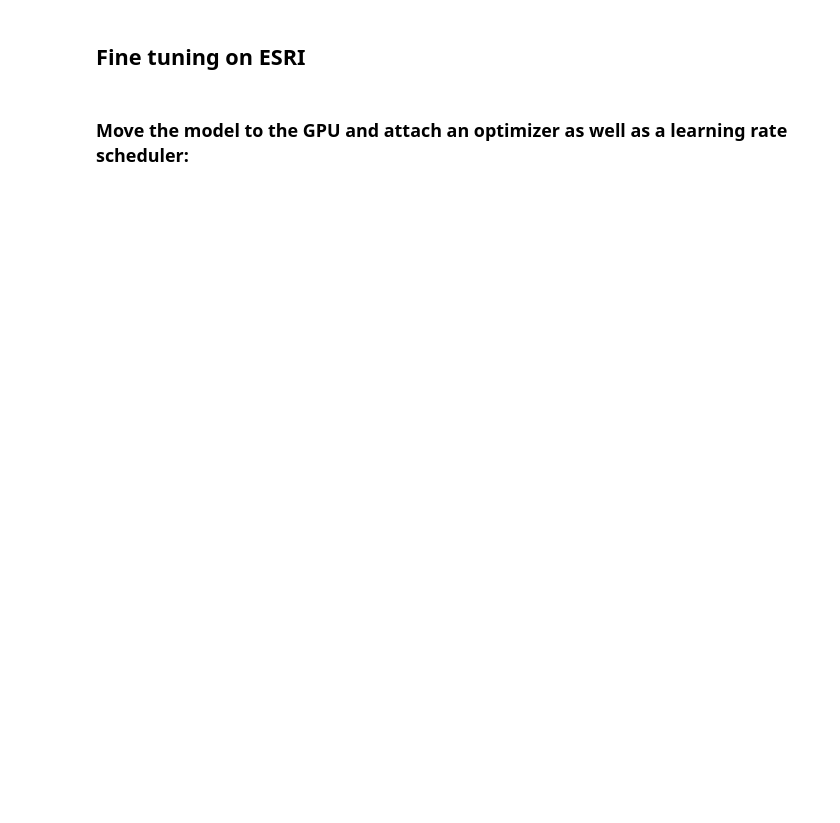
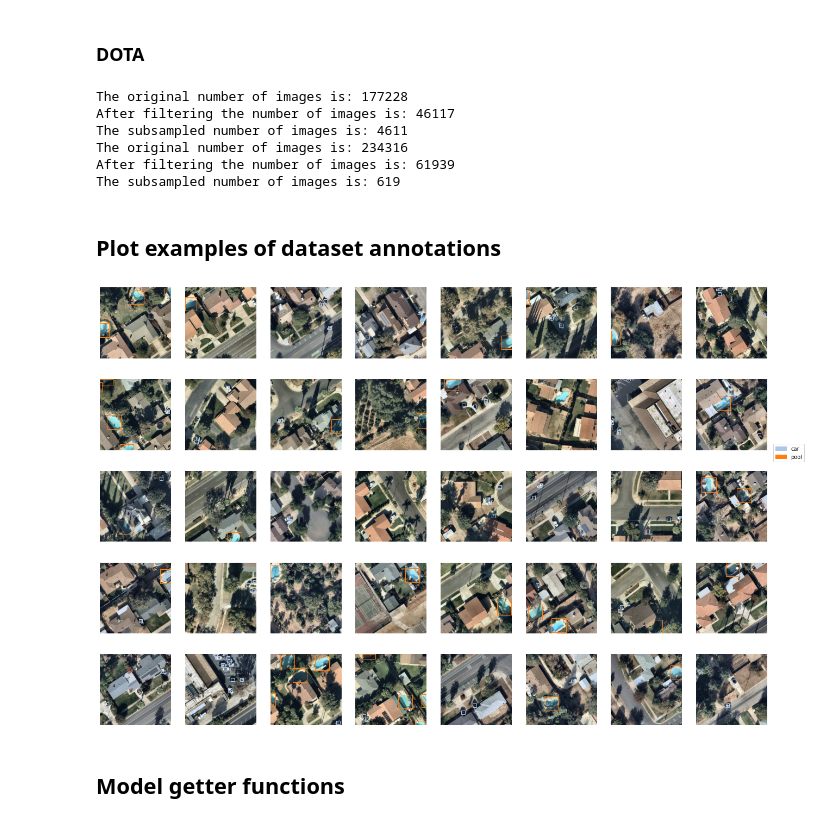
Before and after one commit to biasvariancelabs/aitlas, a Jupyter notebook: ESRI-challenge/run.ipynb, the cells around one changed output. Drawn from its saved outputs; the diff is of its cells as text; code cells hidden in the pictures; blank space fills up the shorter version.

Commit message:
add visualizer and remove unused code

```diff
--- a/ESRI-challenge/run.ipynb
+++ b/ESRI-challenge/run.ipynb
@@ -33,5 +46,69 @@ The subsampled number of images is: 335
-# %% [markdown]
-## Fine tuning on ESRI
+# %% [markdown]
+### DOTA
+# %%
+dataset = DOTA (root = "E:\\AiTLAS\\aitlas\\ESRI-challenge\\data\\DOTA",
+                subset = "train_split",
+                subsample_percentage = 0.1,
+                batch_size = 2,
+                shuffle = True,
+                num_workers = 0,
+                filter_null = True)
+
+dataset_test = DOTA (root = "E:\\AiTLAS\\aitlas\\ESRI-challenge\\data\\DOTA",
+                     subset = "validation_split",
+                     subsample_percentage = 0.01,
+                     batch_size = 2,
+                     shuffle = True,
+                     num_workers = 0,
+                     filter_null = True)
+# %% [output]
+The original number of images is: 177228
+After filtering the number of images is: 46117
+The subsampled number of images is: 4611
+The original number of images is: 234316
+After filtering the number of images is: 61939
+The subsampled number of images is: 619
+# %% [markdown]
+## Plot examples of dataset annotations
+# %%
+num_examples = 40
+# choose between 'esri' & 'dota'
+dataset_name = 'esri'
+num_images = dataset.__len__()
+
+example_ind = np.random.randint(0, num_images, size = num_examples)
+# %%
+fig, axes = plt.subplots(nrows = 5, ncols = 8, figsize = (22, 15))
+
+for (example_idx, ax) in zip(example_ind, axes.flatten()):
+    image, labels = dataset.__getitem__(example_idx)
+    img = image.cpu().numpy().copy()
+    img = np.rollaxis(img, 0, 3)
+    img = (img*255).astype(np.uint16)
+
+    ax.imshow(img)
+
+    for (box, label) in zip(labels['boxes'].cpu().numpy().astype(np.int32), labels['labels'].cpu().numpy()):
+        tab20 = mpl.cm.get_cmap('tab20', 20)
+        ax.add_patch(patches.Rectangle((box[0],box[1]),box[2]-box[0],box[3]-box[1], edgecolor=tab20(label), facecolor="none"))
+        ax.axis('off')
+
+
+    tab20 = mpl.cm.get_cmap('tab20', 20)
+    legend_items = []
+    if dataset_name == 'dota':
+        for cat, value in dota_loader.category_mapping.items():
+            legend_items.append(patches.Patch(color=tab20(value), label=cat))
+    else:
+        for cat, value in esri_datascience_challenge_2019.category_mapping.items():
+            legend_items.append(patches.Patch(color=tab20(value), label=cat))
+    plt.legend(loc = 'upper left', bbox_to_anchor=(1.05, 4.), handles = legend_items)
+
+plt.show()
+# %% [output]
+[figure, added]
+# %% [markdown]
+## Model getter functions
 # %%
 def get_fastrcnn(num_classes = 3):
     model_cfg = {"num_classes": num_classes, "learning_rate": 0.001, "pretrained": True}
@@ -48,3 +130 @@ def get_retinanet(num_classes = 3):
     return model
-# %% [markdown]
-### Move the model to the GPU and attach an optimizer as well as a learning rate scheduler:
```
Also changed, not shown: parts of 11 cells of this notebook.
